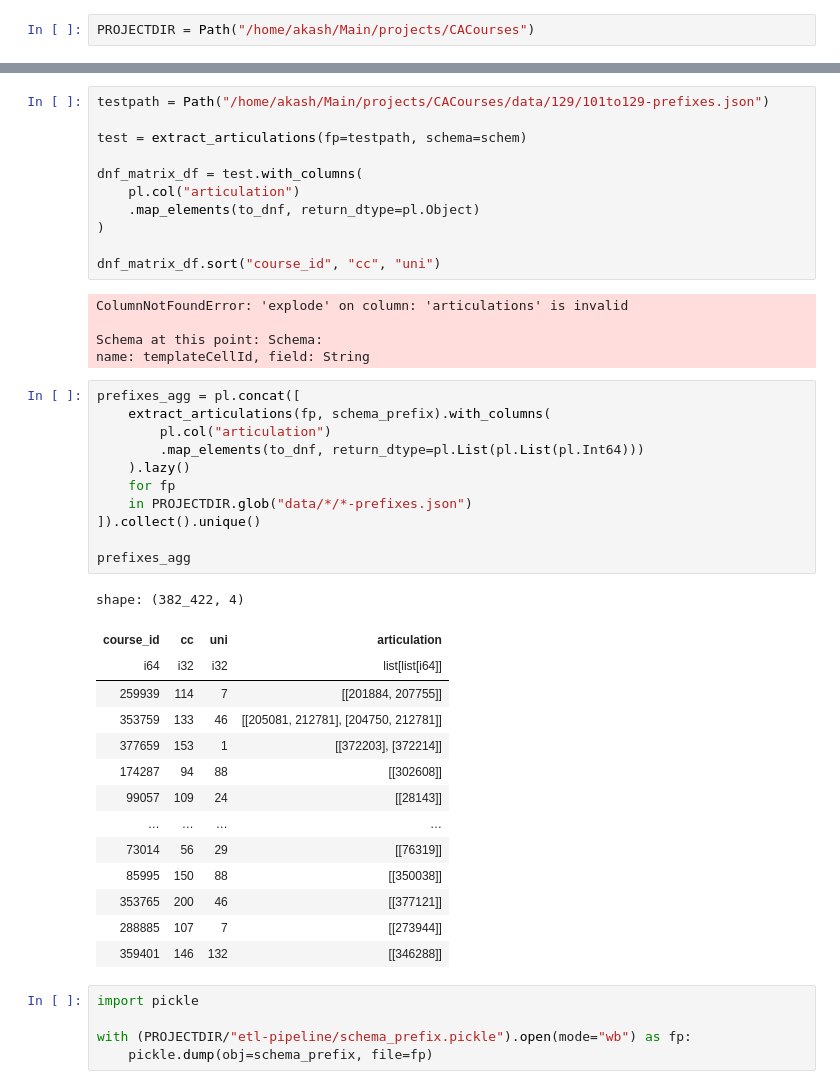
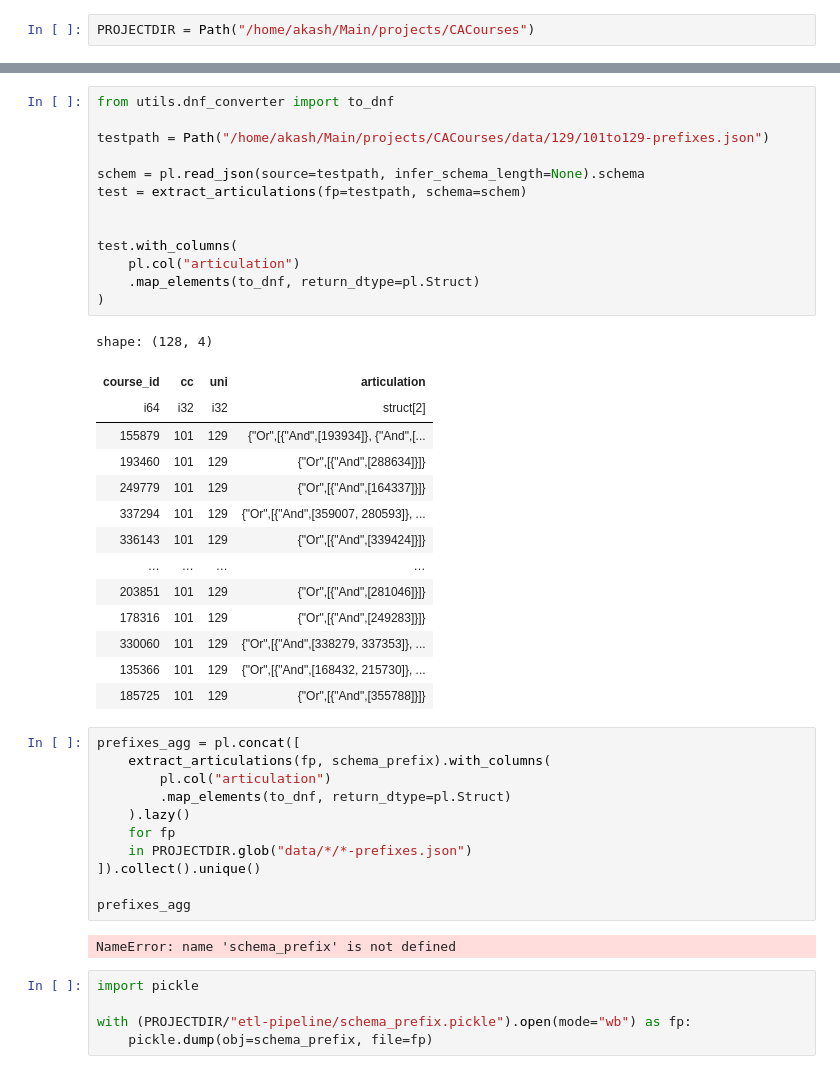
Before and after one commit to akash-pandit/CACourses, a Jupyter notebook: etl_pipeline/rewrite-loader.ipynb, the cells around one changed output, grey strips where cells are left out. Drawn from its saved outputs; the diff is of its cells as text.

```diff
--- a/etl_pipeline/rewrite-loader.ipynb
+++ b/etl_pipeline/rewrite-loader.ipynb
@@ -245,24 +196,36 @@ del schema_list_prefix
 # %%
+from utils.dnf_converter import to_dnf
+
 testpath = Path("/home/akash/Main/projects/CACourses/data/129/101to129-prefixes.json")
 
+schem = pl.read_json(source=testpath, infer_schema_length=None).schema
 test = extract_articulations(fp=testpath, schema=schem)
 
-dnf_matrix_df = test.with_columns(
+
+test.with_columns(
     pl.col("articulation")
-    .map_elements(to_dnf, return_dtype=pl.Object)
+    .map_elements(to_dnf, return_dtype=pl.Struct)
 )
-
-dnf_matrix_df.sort("course_id", "cc", "uni")
 # %% [output]
-ColumnNotFoundError: 'explode' on column: 'articulations' is invalid
-
-Schema at this point: Schema:
-name: templateCellId, field: String
+shape: (128, 4)
+| course_id | cc | uni | articulation |
+| i64 | i32 | i32 | struct[2] |
+| 155879 | 101 | 129 | {"Or",[{"And",[193934]}, {"And",[... |
+| 193460 | 101 | 129 | {"Or",[{"And",[288634]}]} |
+| 249779 | 101 | 129 | {"Or",[{"And",[164337]}]} |
+| 337294 | 101 | 129 | {"Or",[{"And",[359007, 280593]}, ... |
+| 336143 | 101 | 129 | {"Or",[{"And",[339424]}]} |
+| … | … | … | … |
+| 203851 | 101 | 129 | {"Or",[{"And",[281046]}]} |
+| 178316 | 101 | 129 | {"Or",[{"And",[249283]}]} |
+| 330060 | 101 | 129 | {"Or",[{"And",[338279, 337353]}, ... |
+| 135366 | 101 | 129 | {"Or",[{"And",[168432, 215730]}, ... |
+| 185725 | 101 | 129 | {"Or",[{"And",[355788]}]} |
 # %%
 prefixes_agg = pl.concat([
     extract_articulations(fp, schema_prefix).with_columns(
         pl.col("articulation")
-        .map_elements(to_dnf, return_dtype=pl.List(pl.List(pl.Int64)))
+        .map_elements(to_dnf, return_dtype=pl.Struct)
     ).lazy()
     for fp
     in PROJECTDIR.glob("data/*/*-prefixes.json")
@@ -270,20 +233,7 @@ prefixes_agg = pl.concat([
 
 prefixes_agg
 # %% [output]
-shape: (382_422, 4)
+NameError: name 'schema_prefix' is not defined
-| course_id | cc | uni | articulation |
-| i64 | i32 | i32 | list[list[i64]] |
-| 259939 | 114 | 7 | [[201884, 207755]] |
-| 353759 | 133 | 46 | [[205081, 212781], [204750, 212781]] |
-| 377659 | 153 | 1 | [[372203], [372214]] |
-| 174287 | 94 | 88 | [[302608]] |
-| 99057 | 109 | 24 | [[28143]] |
-| … | … | … | … |
-| 73014 | 56 | 29 | [[76319]] |
-| 85995 | 150 | 88 | [[350038]] |
-| 353765 | 200 | 46 | [[377121]] |
-| 288885 | 107 | 7 | [[273944]] |
-| 359401 | 146 | 132 | [[346288]] |
 # %%
 import pickle
 
```
Also changed, not shown: parts of 6 cells of this notebook.
